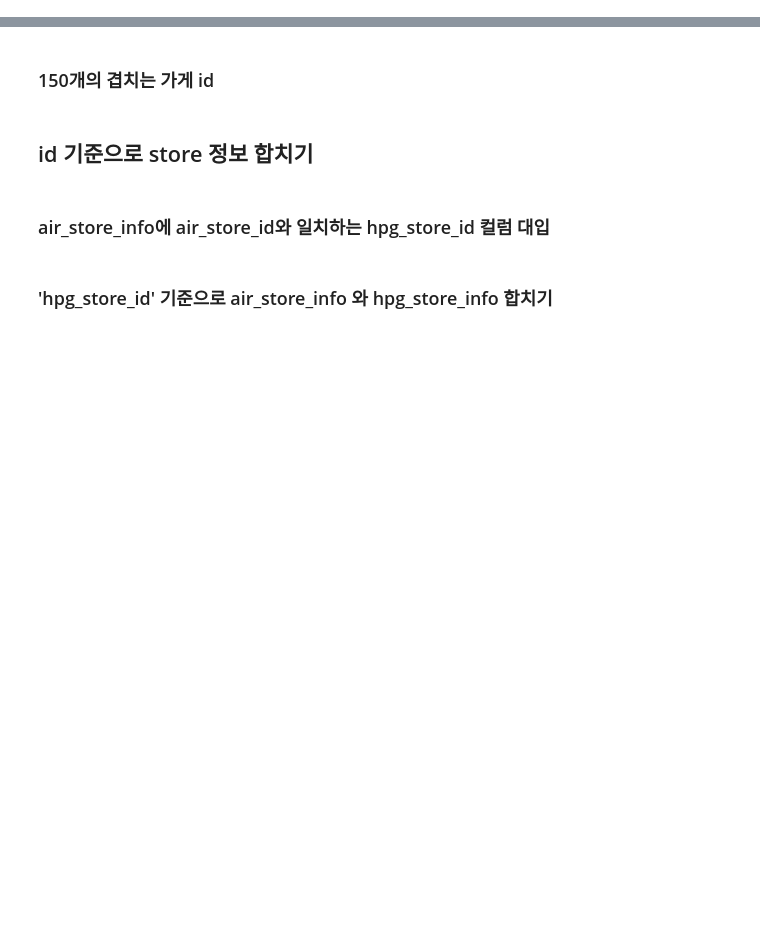
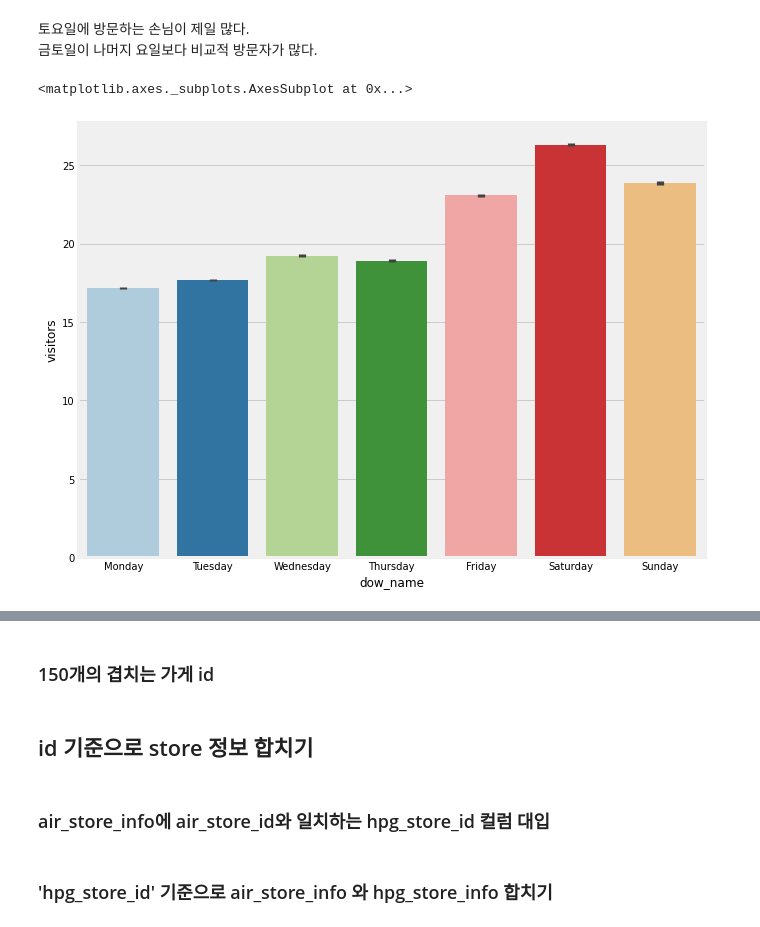
Before and after one commit to rinrin528/AIFFEL-1st-Hackathon, a Jupyter notebook: EDA/EDA통합본.ipynb, the cells around one changed output, grey strips where cells are left out. Drawn from its saved outputs; the diff is of its cells as text; code cells hidden in the pictures; blank space fills up the shorter version.

```diff
--- a/EDA/EDA통합본.ipynb
+++ b/EDA/EDA통합본.ipynb
@@ -284,0 +169,4 @@ Text(0.5, 1.0, 'Visitors')
+# %%
+df = data['tra'].groupby('dow_name').mean().drop(['year', 'month', 'dow'], axis=1)
+order_dow = ['Monday','Tuesday','Wednesday','Thursday','Friday','Saturday','Sunday']
+df.reindex(index=order)
@@ -284,0 +183,10 @@ Text(0.5, 1.0, 'Visitors')
+# %% [markdown]
+토요일에 방문하는 손님이 제일 많다.<br>
+금토일이 나머지 요일보다 비교적 방문자가 많다.
+# %%
+fig = plt.figure(figsize=(10,8))
+
+sns.barplot(x='dow_name', y='visitors', data=data['tra'], order=order_dow, palette="Paired")
+# %% [output]
+<matplotlib.axes._subplots.AxesSubplot at 0x...>
+[figure, added]
```
Also changed, not shown: parts of 149 cells of this notebook.
